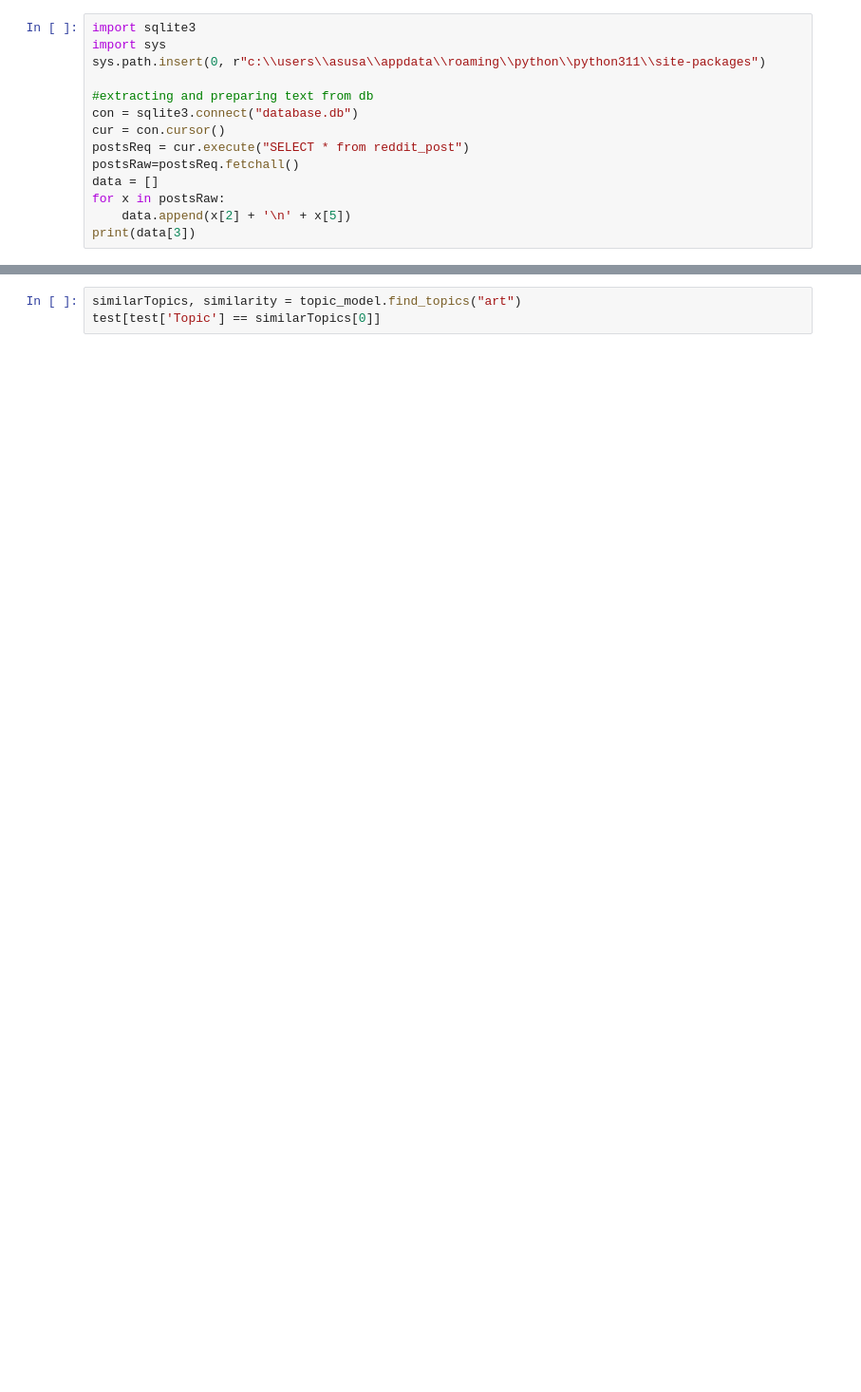
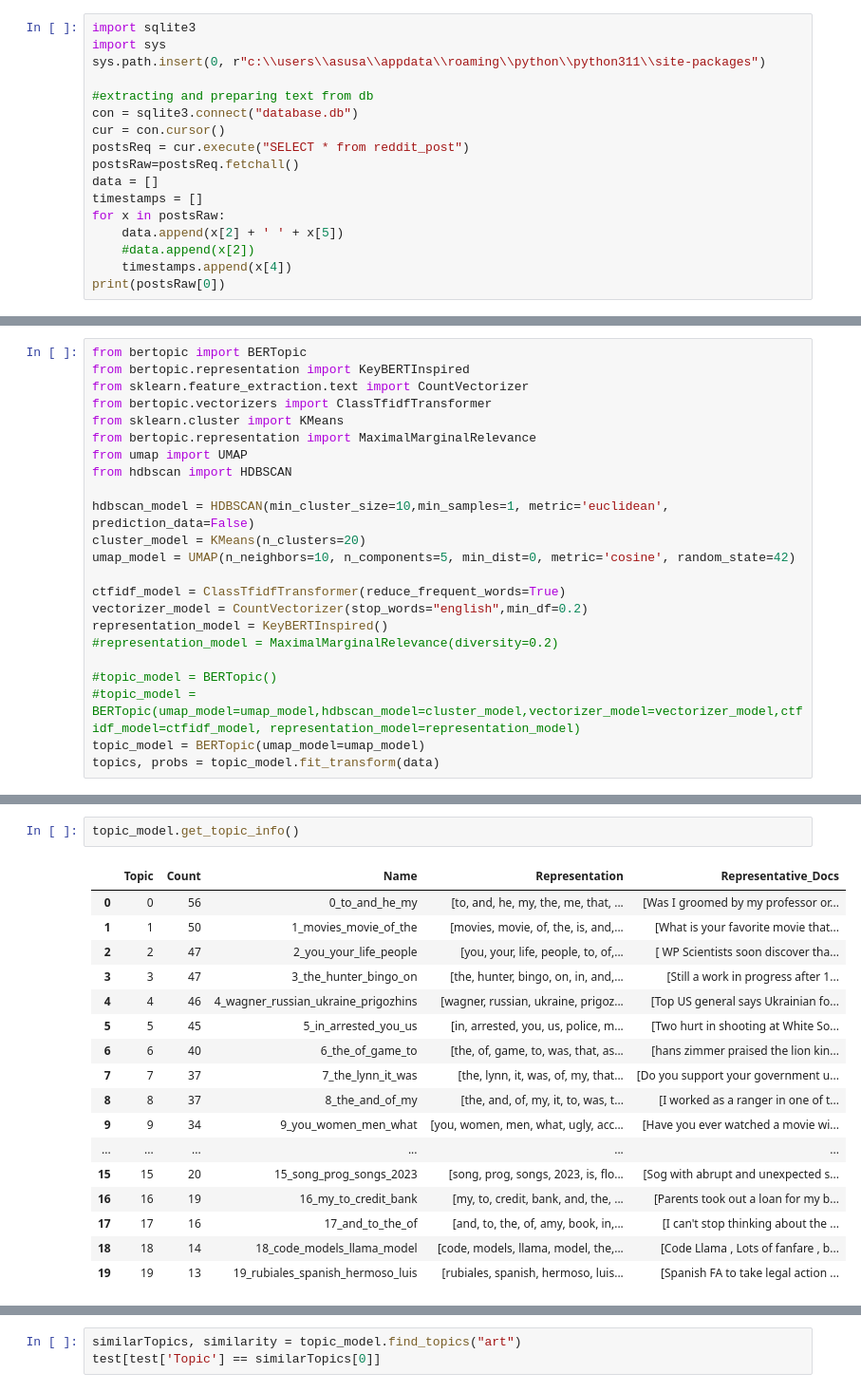
Before and after one commit to cbansal95/topicModelingDissertation, a Jupyter notebook: Untitled-1.ipynb, the cells around one changed output, grey strips where cells are left out. Shown at 95% size. Cells and saved outputs as stored; diff of their text form; blank space fills up the shorter version.

```diff
--- a/Untitled-1.ipynb
+++ b/Untitled-1.ipynb
@@ -11,6 +30,9 @@ cur = con.cursor()
 postsReq = cur.execute("SELECT * from reddit_post")
 postsRaw=postsReq.fetchall()
 data = []
+timestamps = []
 for x in postsRaw:
-    data.append(x[2] + '\n' + x[5])
-print(data[3])
+    data.append(x[2] + ' ' + x[5])
+    #data.append(x[2])
+    timestamps.append(x[4])
+print(postsRaw[0])
@@ -28,0 +62,23 @@ topics, probs = topic_model.fit_transform(data)
+# %%
+from bertopic import BERTopic
+from bertopic.representation import KeyBERTInspired
+from sklearn.feature_extraction.text import CountVectorizer
+from bertopic.vectorizers import ClassTfidfTransformer
+from sklearn.cluster import KMeans
+from bertopic.representation import MaximalMarginalRelevance
+from umap import UMAP
+from hdbscan import HDBSCAN
+
+hdbscan_model = HDBSCAN(min_cluster_size=10,min_samples=1, metric='euclidean', prediction_data=False)
+cluster_model = KMeans(n_clusters=20)
+umap_model = UMAP(n_neighbors=10, n_components=5, min_dist=0, metric='cosine', random_state=42)
+
+ctfidf_model = ClassTfidfTransformer(reduce_frequent_words=True)
+vectorizer_model = CountVectorizer(stop_words="english",min_df=0.2)
+representation_model = KeyBERTInspired()
+#representation_model = MaximalMarginalRelevance(diversity=0.2)
+
+#topic_model = BERTopic()
+#topic_model = BERTopic(umap_model=umap_model,hdbscan_model=cluster_model,vectorizer_model=vectorizer_model,ctfidf_model=ctfidf_model, representation_model=representation_model)
+topic_model = BERTopic(umap_model=umap_model)
+topics, probs = topic_model.fit_transform(data)
@@ -28,0 +87,20 @@ topics, probs = topic_model.fit_transform(data)
+# %%
+topic_model.get_topic_info()
+# %% [output]
+|  | Topic | Count | Name | Representation | Representative_Docs |
+| 0 | 0 | 56 | 0_to_and_he_my | [to, and, he, my, the, me, that, ... | [Was I groomed by my professor or... |
+| 1 | 1 | 50 | 1_movies_movie_of_the | [movies, movie, of, the, is, and,... | [What is your favorite movie that... |
+| 2 | 2 | 47 | 2_you_your_life_people | [you, your, life, people, to, of,... | [ WP Scientists soon discover tha... |
+| 3 | 3 | 47 | 3_the_hunter_bingo_on | [the, hunter, bingo, on, in, and,... | [Still a work in progress after 1... |
+| 4 | 4 | 46 | 4_wagner_russian_ukraine_prigozhins | [wagner, russian, ukraine, prigoz... | [Top US general says Ukrainian fo... |
+| 5 | 5 | 45 | 5_in_arrested_you_us | [in, arrested, you, us, police, m... | [Two hurt in shooting at White So... |
+| 6 | 6 | 40 | 6_the_of_game_to | [the, of, game, to, was, that, as... | [hans zimmer praised the lion kin... |
+| 7 | 7 | 37 | 7_the_lynn_it_was | [the, lynn, it, was, of, my, that... | [Do you support your government u... |
+| 8 | 8 | 37 | 8_the_and_of_my | [the, and, of, my, it, to, was, t... | [I worked as a ranger in one of t... |
+| 9 | 9 | 34 | 9_you_women_men_what | [you, women, men, what, ugly, acc... | [Have you ever watched a movie wi... |
+| ... | ... | ... | ... | ... | ... |
+| 15 | 15 | 20 | 15_song_prog_songs_2023 | [song, prog, songs, 2023, is, flo... | [Sog with abrupt and unexpected s... |
+| 16 | 16 | 19 | 16_my_to_credit_bank | [my, to, credit, bank, and, the, ... | [Parents took out a loan for my b... |
+| 17 | 17 | 16 | 17_and_to_the_of | [and, to, the, of, amy, book, in,... | [I can't stop thinking about the ... |
+| 18 | 18 | 14 | 18_code_models_llama_model | [code, models, llama, model, the,... | [Code Llama , Lots of fanfare , b... |
+| 19 | 19 | 13 | 19_rubiales_spanish_hermoso_luis | [rubiales, spanish, hermoso, luis... | [Spanish FA to take legal action ... |
```
Also changed, not shown: parts of 19 cells of this notebook, 18 other files.
